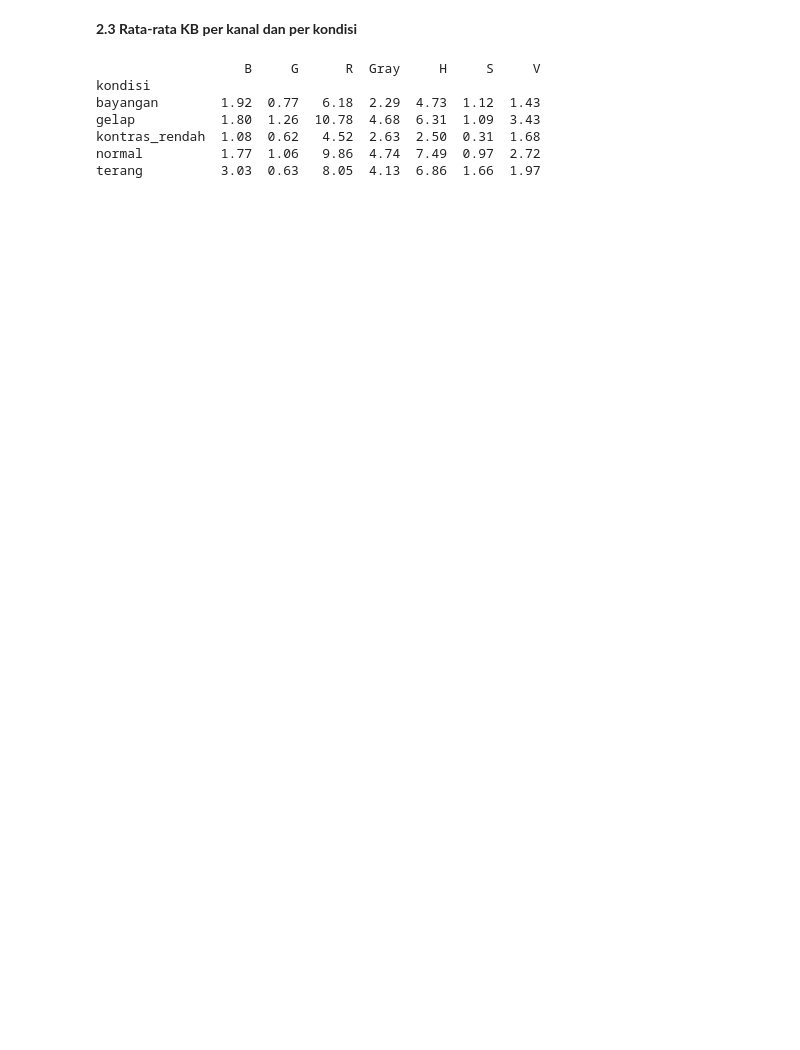
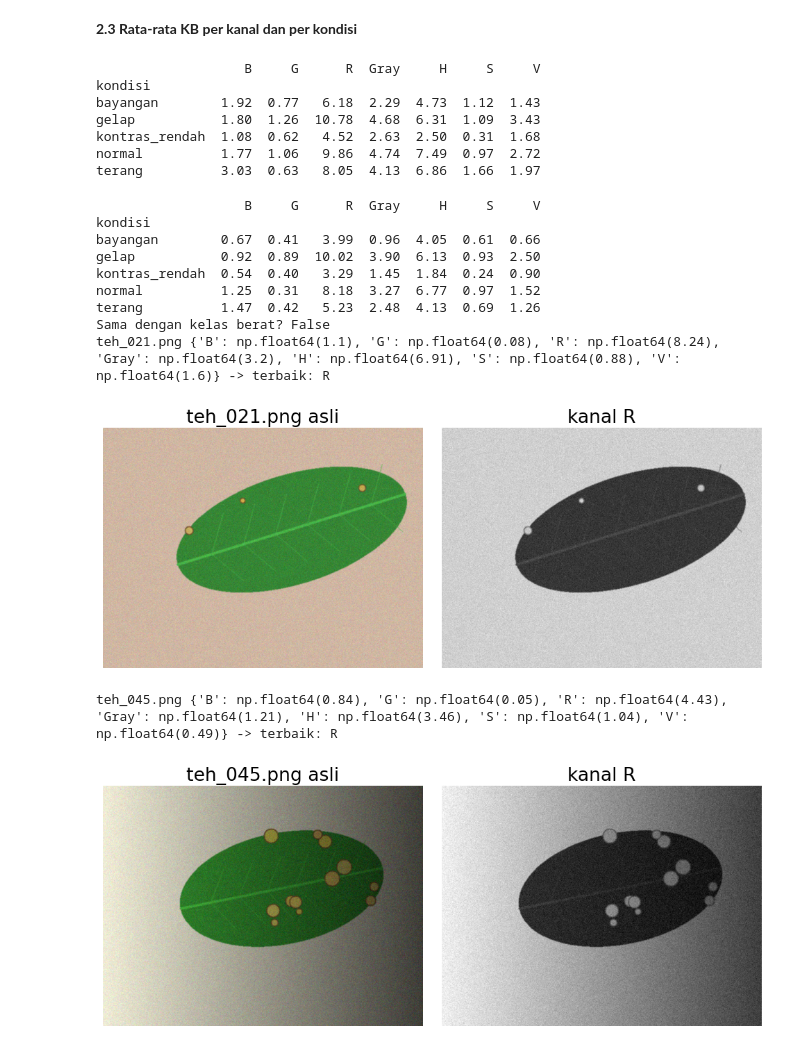
Before and after one commit to syifaST/simuteh--2330511062-, a Jupyter notebook: notebook/B2_Citra_Warna.ipynb, the cells around one changed output. Saved outputs shown, nothing was run; the diff lists cells and outputs as text; code cells hidden in the pictures; blank space fills up the shorter version.

```diff
--- a/notebook/B2_Citra_Warna.ipynb
+++ b/notebook/B2_Citra_Warna.ipynb
@@ -125,3 +176,34 @@ gelap           1.80  1.26  10.78  4.68  6.31  1.09  3.43
 kontras_rendah  1.08  0.62   4.52  2.63  2.50  0.31  1.68
 normal          1.77  1.06   9.86  4.74  7.49  0.97  2.72
 terang          3.03  0.63   8.05  4.13  6.86  1.66  1.97
+# %%
+tabel_kb_ringan = hitung_tabel("ringan")
+print(tabel_kb_ringan)
+print("Sama dengan kelas berat?", tabel_kb_ringan.equals(tabel_kb))  # harus False
+tabel_kb_ringan.to_csv("../hasil/b2_kb_kanal_ringan.csv")
+
+for nama in ["teh_021.png", "teh_045.png"]:
+    im = baca(f"../data/sintetis/citra/{nama}")
+    m_d = cv2.imread(f"../data/sintetis/mask_daun/{nama}", 0)
+    m_b = cv2.imread(f"../data/sintetis/mask_bercak/{nama}", 0)
+    kanal_im = semua_kanal(im)
+    kb = {k: kontras_bercak(c, m_d, m_b) for k, c in kanal_im.items()}
+    terbaik = max(kb, key=kb.get)
+    print(nama, {k: round(v, 2) for k, v in kb.items()}, "-> terbaik:", terbaik)
+    tampil([im, kanal_im[terbaik]], [f"{nama} asli", f"kanal {terbaik}"],
+           ukuran=(10, 4))
+    plt.savefig(f"../hasil/b2_terbaik_{nama[:-4]}.png")
+    plt.show()
+# %% [output]
+                   B     G      R  Gray     H     S     V
+kondisi
+bayangan        0.67  0.41   3.99  0.96  4.05  0.61  0.66
+gelap           0.92  0.89  10.02  3.90  6.13  0.93  2.50
+kontras_rendah  0.54  0.40   3.29  1.45  1.84  0.24  0.90
+normal          1.25  0.31   8.18  3.27  6.77  0.97  1.52
+terang          1.47  0.42   5.23  2.48  4.13  0.69  1.26
+Sama dengan kelas berat? False
+teh_021.png {'B': np.float64(1.1), 'G': np.float64(0.08), 'R': np.float64(8.24), 'Gray': np.float64(3.2), 'H': np.float64(6.91), 'S': np.float64(0.88), 'V': np.float64(1.6)} -> terbaik: R
+[figure, added]
+teh_045.png {'B': np.float64(0.84), 'G': np.float64(0.05), 'R': np.float64(4.43), 'Gray': np.float64(1.21), 'H': np.float64(3.46), 'S': np.float64(1.04), 'V': np.float64(0.49)} -> terbaik: R
+[figure, added]
```
Also changed, not shown: parts of 7 cells of this notebook.
